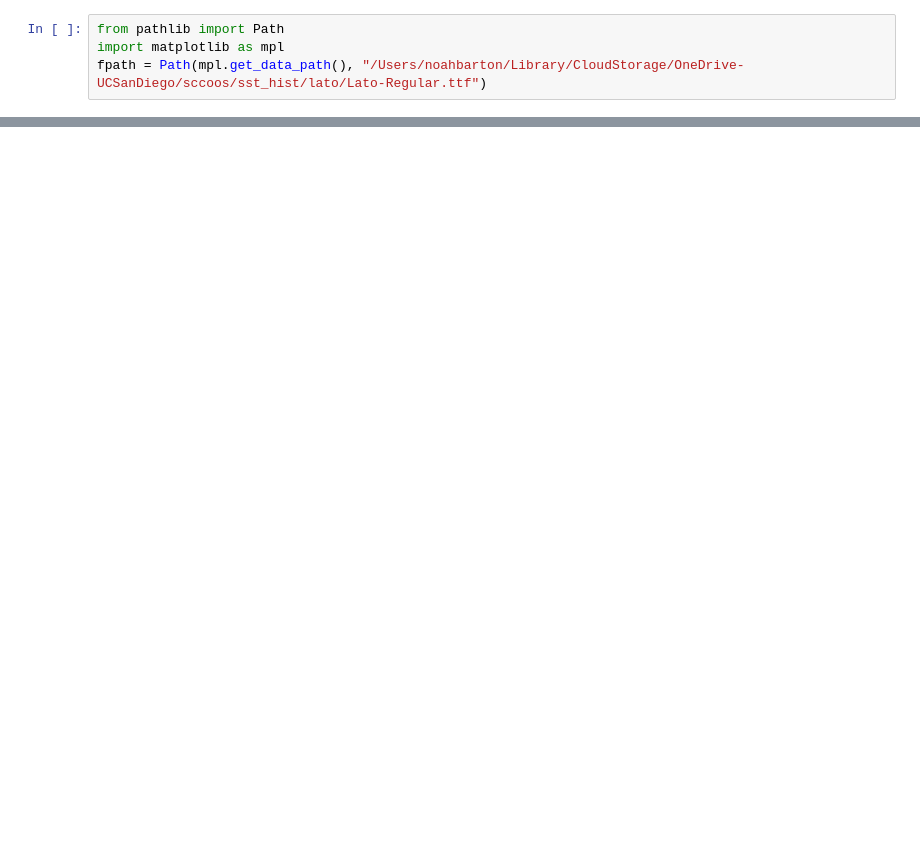
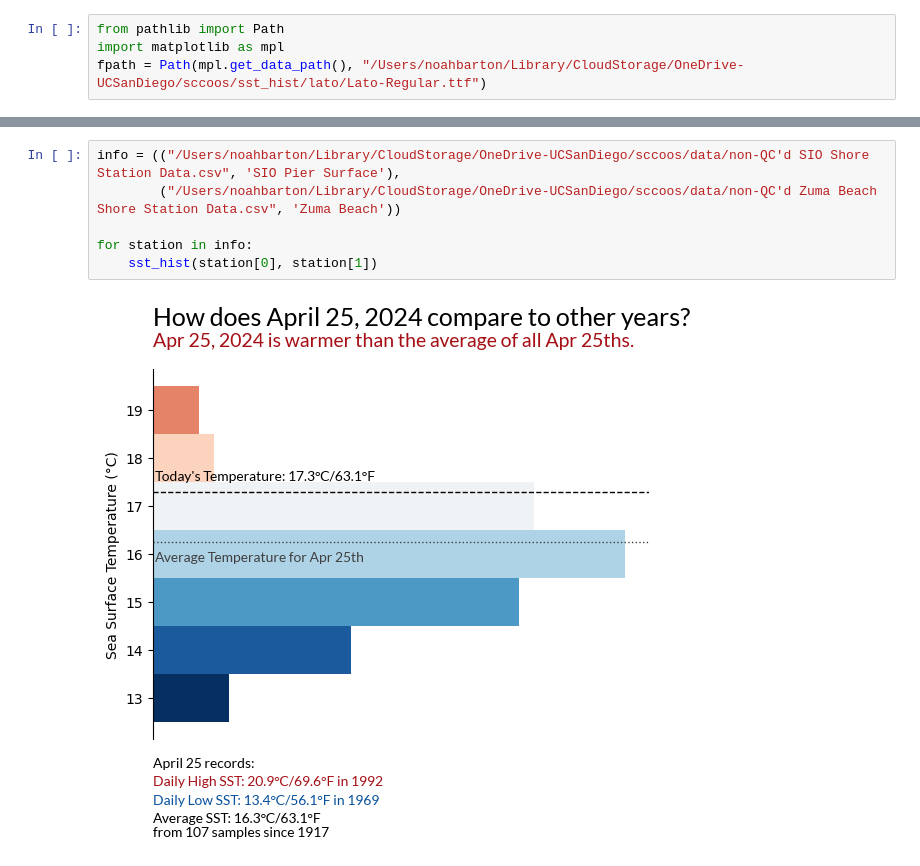
Before and after one commit to bartonnoah/sccoos-shorestations, a Jupyter notebook: sst_hist/sst_hist.ipynb, the cells around one changed output, grey strips where cells are left out. Cells and saved outputs as stored; diff of their text form; blank space fills up the shorter version.

```diff
--- a/sst_hist/sst_hist.ipynb
+++ b/sst_hist/sst_hist.ipynb
@@ -197,0 +161,8 @@ sst_hist(sst_filename, location)
+# %%
+info = (("/Users/noahbarton/Library/CloudStorage/OneDrive-UCSanDiego/sccoos/data/non-QC'd SIO Shore Station Data.csv", 'SIO Pier Surface'),
+        ("/Users/noahbarton/Library/CloudStorage/OneDrive-UCSanDiego/sccoos/data/non-QC'd Zuma Beach Shore Station Data.csv", 'Zuma Beach'))
+
+for station in info:
+    sst_hist(station[0], station[1])
+# %% [output]
+[figure, added]
```
Also changed, not shown: parts of 7 cells of this notebook, 8 other files.
